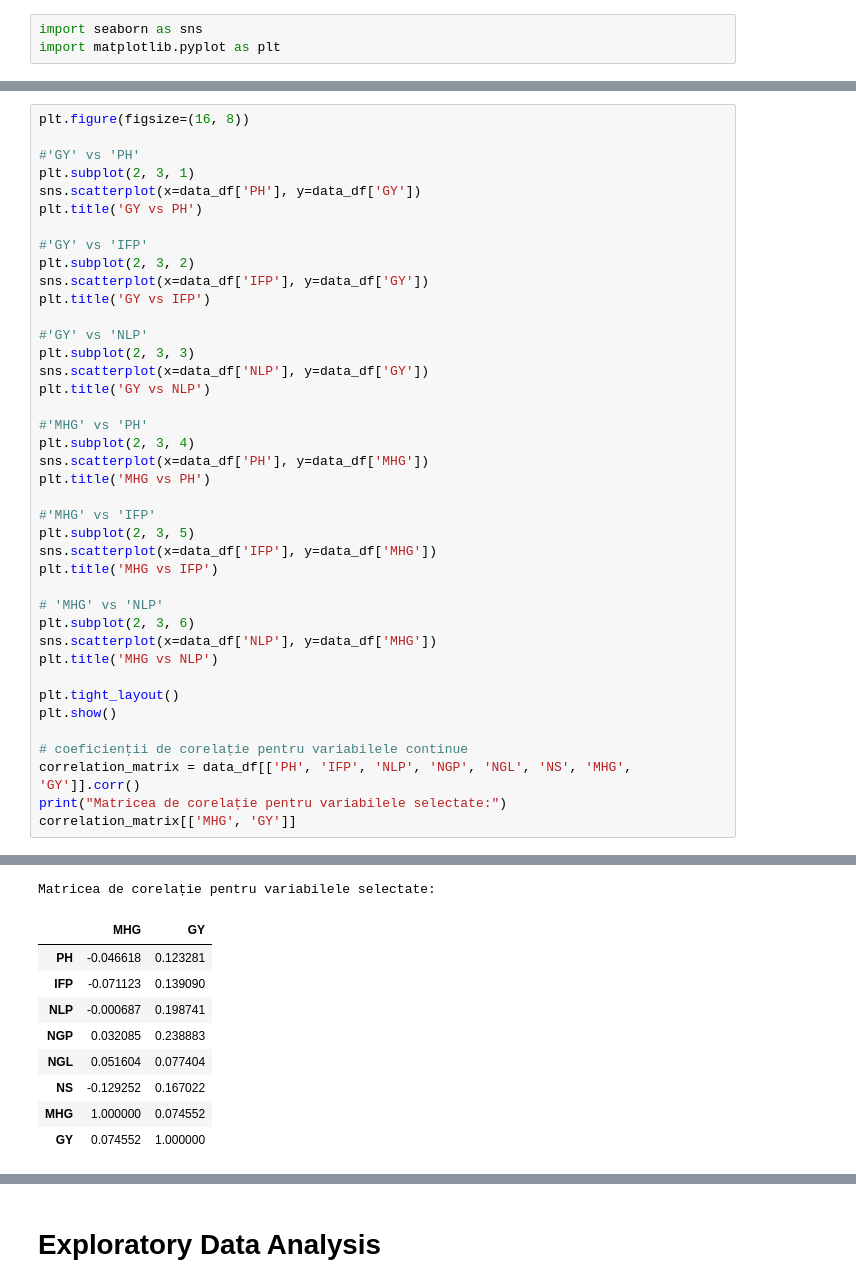
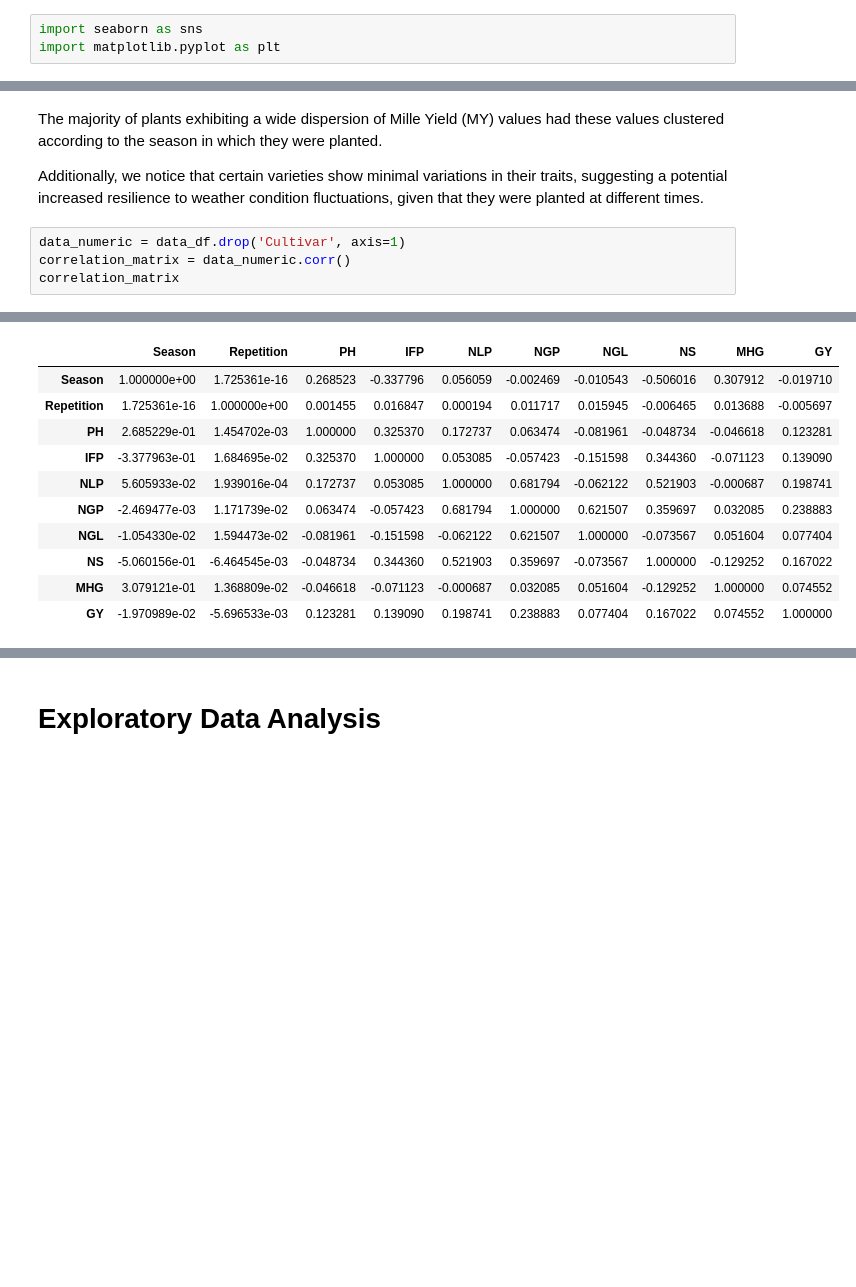
Before and after one commit to NegruA/soybean_cultivars, a Jupyter notebook: main.ipynb, the cells around one changed output, grey strips where cells are left out. Drawn from its saved outputs; the diff is of its cells as text; blank space fills up the shorter version.

Commit message:
detailed ead, correlations

```diff
--- a/main.ipynb
+++ b/main.ipynb
@@ -148,41 +244,9 @@ pentru ca exista o distributie mare pentru majoritatea soiurilor, asta ma duce c
+# %% [markdown]
+The majority of plants exhibiting a wide dispersion of Mille Yield (MY) values had these values clustered according to the season in which they were planted.
+
+Additionally, we notice that certain varieties show minimal variations in their traits, suggesting a potential increased resilience to weather condition fluctuations, given that they were planted at different times.
 # %%
-plt.figure(figsize=(16, 8))
-
-#'GY' vs 'PH'
-plt.subplot(2, 3, 1)
-sns.scatterplot(x=data_df['PH'], y=data_df['GY'])
-plt.title('GY vs PH')
-
-#'GY' vs 'IFP'
-plt.subplot(2, 3, 2)
-sns.scatterplot(x=data_df['IFP'], y=data_df['GY'])
-plt.title('GY vs IFP')
-
-#'GY' vs 'NLP'
-plt.subplot(2, 3, 3)
-sns.scatterplot(x=data_df['NLP'], y=data_df['GY'])
-plt.title('GY vs NLP')
-
-#'MHG' vs 'PH'
-plt.subplot(2, 3, 4)
-sns.scatterplot(x=data_df['PH'], y=data_df['MHG'])
-plt.title('MHG vs PH')
-
-#'MHG' vs 'IFP'
-plt.subplot(2, 3, 5)
-sns.scatterplot(x=data_df['IFP'], y=data_df['MHG'])
-plt.title('MHG vs IFP')
-
-# 'MHG' vs 'NLP'
-plt.subplot(2, 3, 6)
-sns.scatterplot(x=data_df['NLP'], y=data_df['MHG'])
-plt.title('MHG vs NLP')
-
-plt.tight_layout()
-plt.show()
-
-# coeficienții de corelație pentru variabilele continue
-correlation_matrix = data_df[['PH', 'IFP', 'NLP', 'NGP', 'NGL', 'NS', 'MHG', 'GY']].corr()
-print("Matricea de corelație pentru variabilele selectate:")
-correlation_matrix[['MHG', 'GY']]
+data_numeric = data_df.drop('Cultivar', axis=1)
+correlation_matrix = data_numeric.corr()
+correlation_matrix
 # %% [output]
@@ -190,10 +253,11 @@ correlation_matrix[['MHG', 'GY']]
-Matricea de corelație pentru variabilele selectate:
-|  | MHG | GY |
-| PH | -0.046618 | 0.123281 |
-| IFP | -0.071123 | 0.139090 |
-| NLP | -0.000687 | 0.198741 |
-| NGP | 0.032085 | 0.238883 |
-| NGL | 0.051604 | 0.077404 |
-| NS | -0.129252 | 0.167022 |
-| MHG | 1.000000 | 0.074552 |
-| GY | 0.074552 | 1.000000 |
+|  | Season | Repetition | PH | IFP | NLP | NGP | NGL | NS | MHG | GY |
+| Season | 1.000000e+00 | 1.725361e-16 | 0.268523 | -0.337796 | 0.056059 | -0.002469 | -0.010543 | -0.506016 | 0.307912 | -0.019710 |
+| Repetition | 1.725361e-16 | 1.000000e+00 | 0.001455 | 0.016847 | 0.000194 | 0.011717 | 0.015945 | -0.006465 | 0.013688 | -0.005697 |
+| PH | 2.685229e-01 | 1.454702e-03 | 1.000000 | 0.325370 | 0.172737 | 0.063474 | -0.081961 | -0.048734 | -0.046618 | 0.123281 |
+| IFP | -3.377963e-01 | 1.684695e-02 | 0.325370 | 1.000000 | 0.053085 | -0.057423 | -0.151598 | 0.344360 | -0.071123 | 0.139090 |
+| NLP | 5.605933e-02 | 1.939016e-04 | 0.172737 | 0.053085 | 1.000000 | 0.681794 | -0.062122 | 0.521903 | -0.000687 | 0.198741 |
+| NGP | -2.469477e-03 | 1.171739e-02 | 0.063474 | -0.057423 | 0.681794 | 1.000000 | 0.621507 | 0.359697 | 0.032085 | 0.238883 |
+| NGL | -1.054330e-02 | 1.594473e-02 | -0.081961 | -0.151598 | -0.062122 | 0.621507 | 1.000000 | -0.073567 | 0.051604 | 0.077404 |
+| NS | -5.060156e-01 | -6.464545e-03 | -0.048734 | 0.344360 | 0.521903 | 0.359697 | -0.073567 | 1.000000 | -0.129252 | 0.167022 |
+| MHG | 3.079121e-01 | 1.368809e-02 | -0.046618 | -0.071123 | -0.000687 | 0.032085 | 0.051604 | -0.129252 | 1.000000 | 0.074552 |
+| GY | -1.970989e-02 | -5.696533e-03 | 0.123281 | 0.139090 | 0.198741 | 0.238883 | 0.077404 | 0.167022 | 0.074552 | 1.000000 |
```
Also changed, not shown: parts of 18 cells of this notebook.
